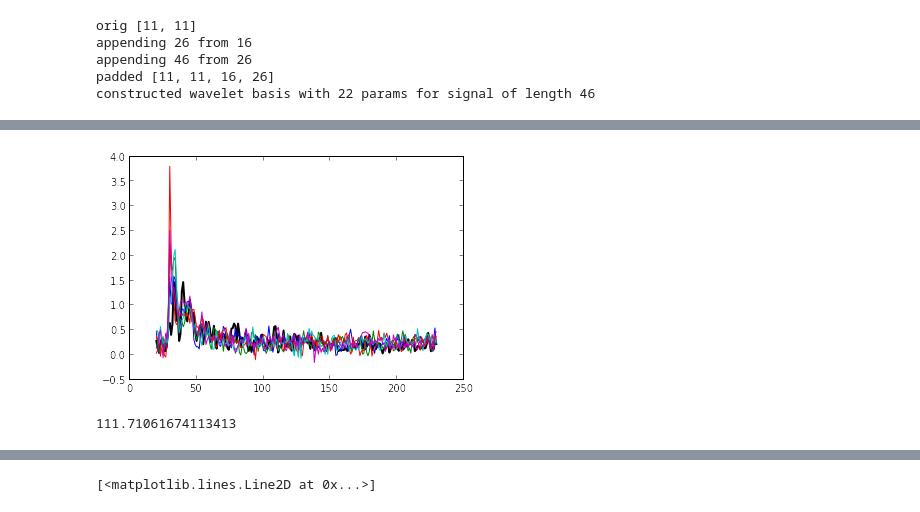
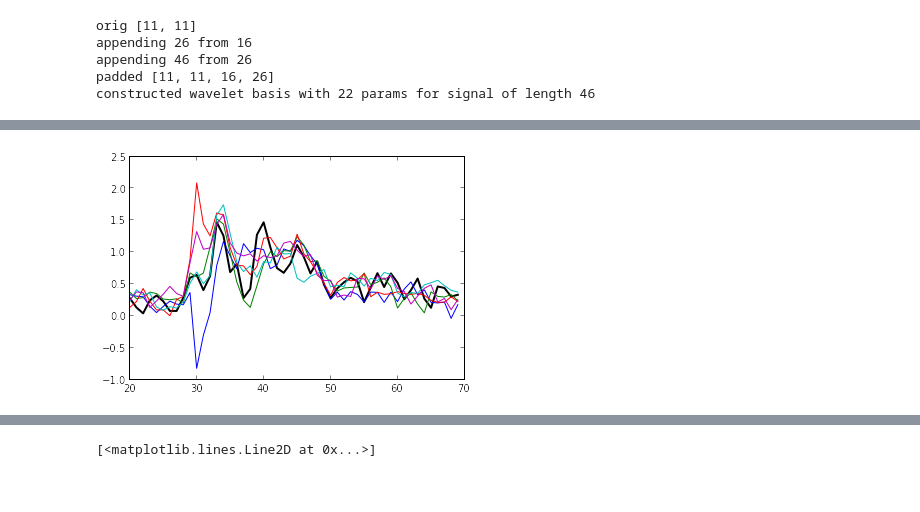
Before and after one commit to davmre/sigvisa, a Jupyter notebook: notebooks/wavelet_gp_event_location.ipynb, the cells around one changed output, grey strips where cells are left out. Saved outputs shown, nothing was run; the diff lists cells and outputs as text; code cells hidden in the pictures.

```diff
--- a/notebooks/wavelet_gp_event_location.ipynb
+++ b/notebooks/wavelet_gp_event_location.ipynb
@@ -43,16 +43,12 @@ tvals = {'arrival_time': 1240277350.35,
 sg.set_template(1, wn.sta, "P", wn.band, wn.chan, tvals)
 # %%
 v = wn.get_value()
-plot(v.data, color="black", lw=2)
+plot(v.data[:70], color="black", lw=2)
 wn.unfix_value()
 for i in range(5):
     wn.parent_sample()
-    plot(wn.get_value().data)
+    plot(wn.get_value().data[:70])
 wn.set_value(v)
 wn.fix_value()
 # %% [output]
-[figure, old version]
+[figure, new version]
-# %%
-wn.log_p()
-# %% [output]
-111.71061674113413
```
Also changed, not shown: parts of 7 cells of this notebook, 2 other files.
